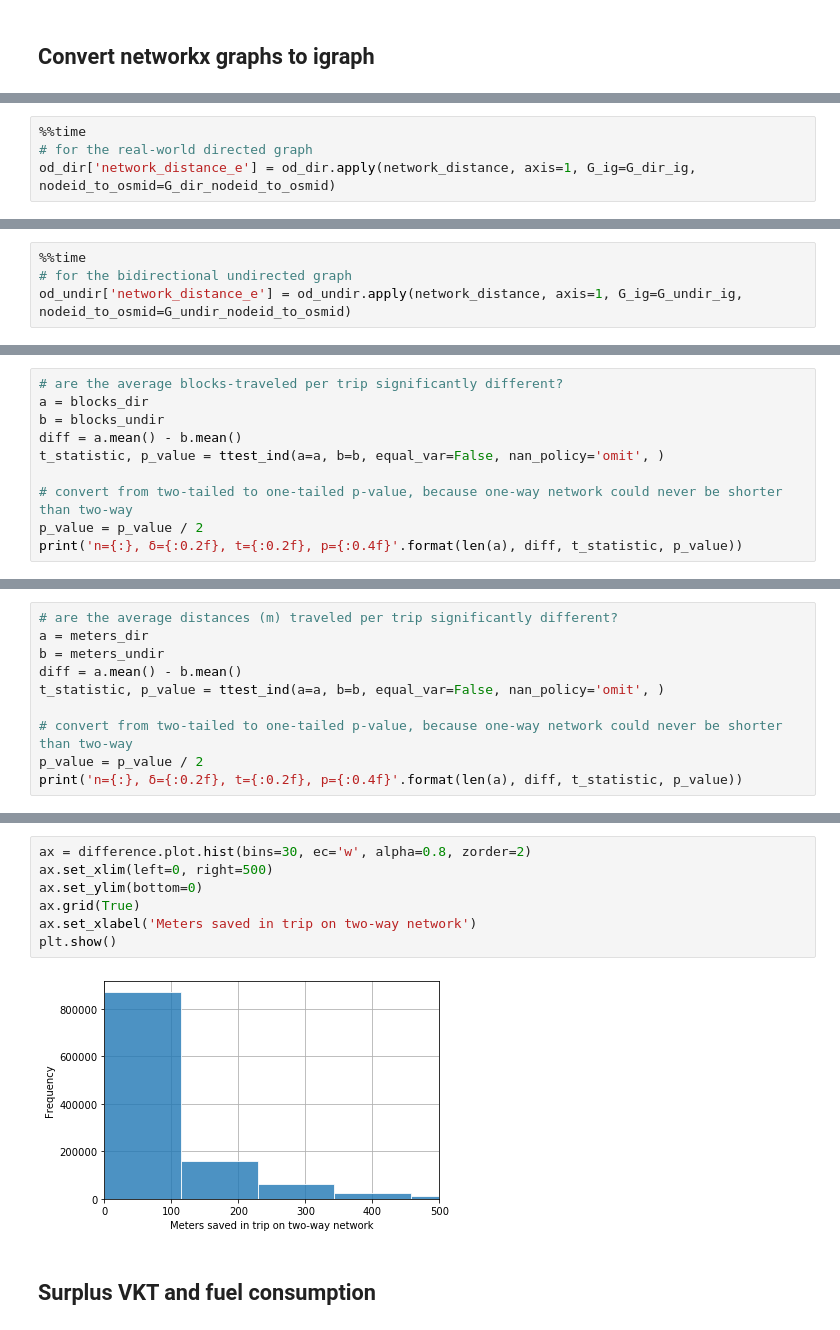
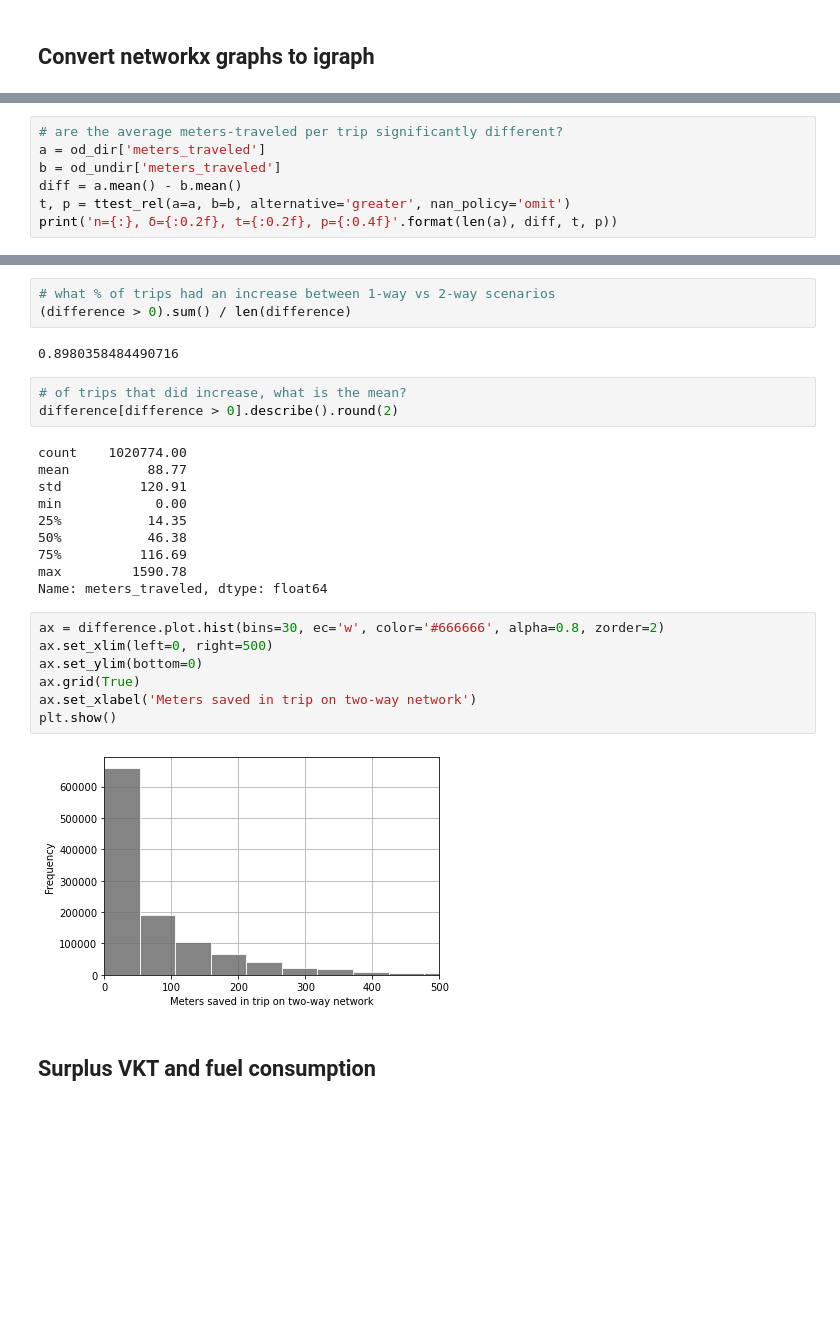
Before and after one commit to gboeing/two-way-conversions, a Jupyter notebook: analysis/04-test-network-routing-random.ipynb, the cells around one changed output, grey strips where cells are left out. Cells and saved outputs as stored; diff of their text form; blank space fills up the shorter version.

```diff
--- a/analysis/04-test-network-routing-random.ipynb
+++ b/analysis/04-test-network-routing-random.ipynb
@@ -122,4 +119,0 @@ def network_distance(row, G_ig, nodeid_to_osmid, weight=None):
-# %%
-%%time
-# for the real-world directed graph
-od_dir['network_distance_e'] = od_dir.apply(network_distance, axis=1, G_ig=G_dir_ig, nodeid_to_osmid=G_dir_nodeid_to_osmid)
@@ -128,4 +119,0 @@ Wall time: 21min 34s
-# %%
-%%time
-# for the bidirectional undirected graph
-od_undir['network_distance_e'] = od_undir.apply(network_distance, axis=1, G_ig=G_undir_ig, nodeid_to_osmid=G_undir_nodeid_to_osmid)
@@ -173,11 +245,8 @@ plt.show()
 # %%
-# are the average blocks-traveled per trip significantly different?
-a = blocks_dir
-b = blocks_undir
+# are the average meters-traveled per trip significantly different?
+a = od_dir['meters_traveled']
+b = od_undir['meters_traveled']
 diff = a.mean() - b.mean()
-t_statistic, p_value = ttest_ind(a=a, b=b, equal_var=False, nan_policy='omit', )
-
-# convert from two-tailed to one-tailed p-value, because one-way network could never be shorter than two-way
-p_value = p_value / 2
-print('n={:}, δ={:0.2f}, t={:0.2f}, p={:0.4f}'.format(len(a), diff, t_statistic, p_value))
+t, p = ttest_rel(a=a, b=b, alternative='greater', nan_policy='omit')
+print('n={:}, δ={:0.2f}, t={:0.2f}, p={:0.4f}'.format(len(a), diff, t, p))
 # %% [output]
@@ -235,10 +253,0 @@ plt.show()
-# %%
-# are the average distances (m) traveled per trip significantly different?
-a = meters_dir
-b = meters_undir
-diff = a.mean() - b.mean()
-t_statistic, p_value = ttest_ind(a=a, b=b, equal_var=False, nan_policy='omit', )
-
-# convert from two-tailed to one-tailed p-value, because one-way network could never be shorter than two-way
-p_value = p_value / 2
-print('n={:}, δ={:0.2f}, t={:0.2f}, p={:0.4f}'.format(len(a), diff, t_statistic, p_value))
@@ -264,12 +271,30 @@ Name: network_distance_m, dtype: float64
+# %%
+# what % of trips had an increase between 1-way vs 2-way scenarios
+(difference > 0).sum() / len(difference)
+# %% [output]
+0.8980358484490716
+# %%
+# of trips that did increase, what is the mean?
+difference[difference > 0].describe().round(2)
+# %% [output]
+count    1020774.00
+mean          88.77
+std          120.91
+min            0.00
+25%           14.35
+50%           46.38
+75%          116.69
+max         1590.78
+Name: meters_traveled, dtype: float64
 # %%
-ax = difference.plot.hist(bins=30, ec='w', alpha=0.8, zorder=2)
+ax = difference.plot.hist(bins=30, ec='w', color='#666666', alpha=0.8, zorder=2)
 ax.set_xlim(left=0, right=500)
 ax.set_ylim(bottom=0)
 ax.grid(True)
 ax.set_xlabel('Meters saved in trip on two-way network')
 plt.show()
 # %% [output]
-[figure, old version]
+[figure, new version]
 # %% [markdown]
 ## Surplus VKT and fuel consumption
 # %%
```
Also changed, not shown: parts of 47 cells of this notebook.
